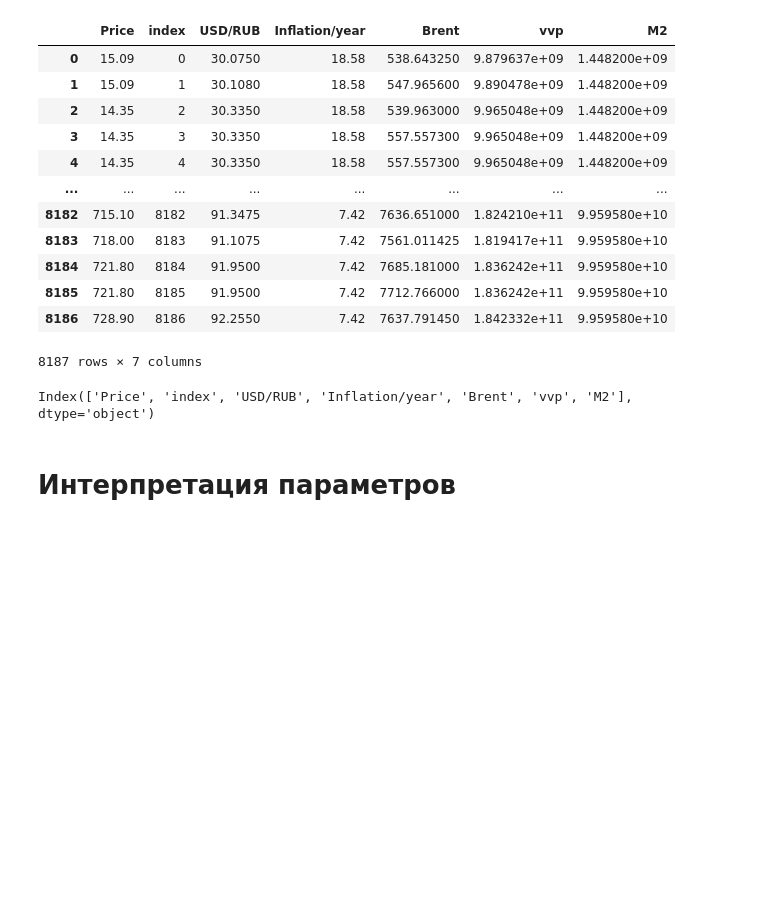
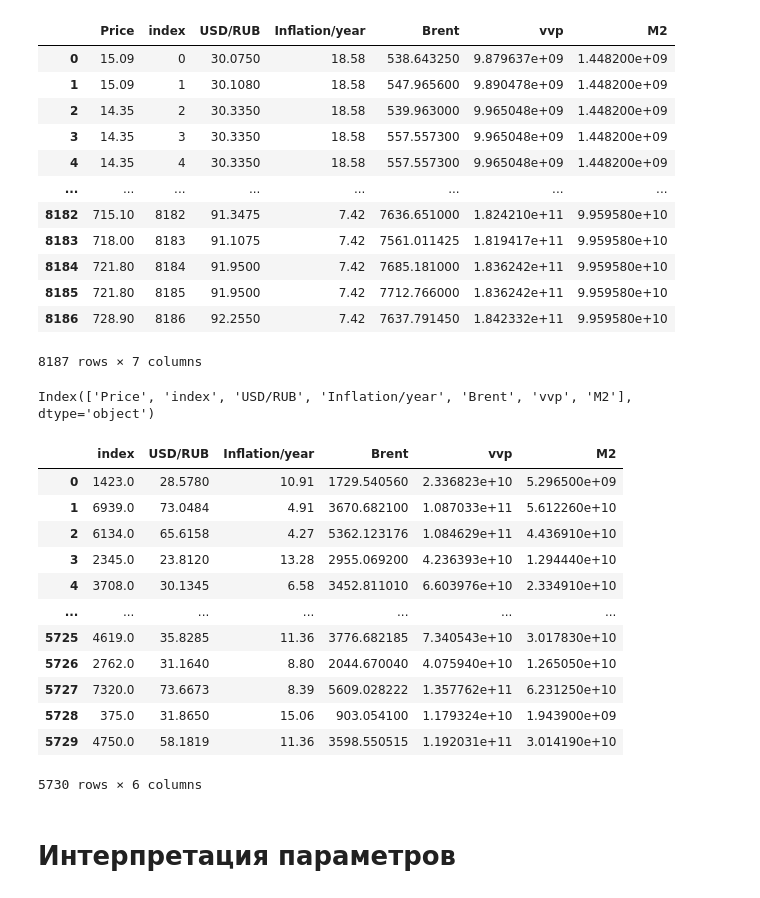
Before and after one commit to VondyBland/diplomopiska, a Jupyter notebook: ANYAMODEL/INVEST.ipynb, the cells around one changed output. Drawn from its saved outputs; the diff is of its cells as text; code cells hidden in the pictures; blank space fills up the shorter version.

```diff
--- a/ANYAMODEL/INVEST.ipynb
+++ b/ANYAMODEL/INVEST.ipynb
@@ -1220,6 +1203,22 @@ X_train = pd.DataFrame(X_train, columns=['index', 'USD/RUB',	'Inflation/year','B
 df.columns
 # %% [output]
 Index(['Price', 'index', 'USD/RUB', 'Inflation/year', 'Brent', 'vvp', 'M2'], dtype='object')
+# %%
+X_train
+# %% [output]
+|  | index | USD/RUB | Inflation/year | Brent | vvp | M2 |
+| 0 | 1423.0 | 28.5780 | 10.91 | 1729.540560 | 2.336823e+10 | 5.296500e+09 |
+| 1 | 6939.0 | 73.0484 | 4.91 | 3670.682100 | 1.087033e+11 | 5.612260e+10 |
+| 2 | 6134.0 | 65.6158 | 4.27 | 5362.123176 | 1.084629e+11 | 4.436910e+10 |
+| 3 | 2345.0 | 23.8120 | 13.28 | 2955.069200 | 4.236393e+10 | 1.294440e+10 |
+| 4 | 3708.0 | 30.1345 | 6.58 | 3452.811010 | 6.603976e+10 | 2.334910e+10 |
+| ... | ... | ... | ... | ... | ... | ... |
+| 5725 | 4619.0 | 35.8285 | 11.36 | 3776.682185 | 7.340543e+10 | 3.017830e+10 |
+| 5726 | 2762.0 | 31.1640 | 8.80 | 2044.670040 | 4.075940e+10 | 1.265050e+10 |
+| 5727 | 7320.0 | 73.6673 | 8.39 | 5609.028222 | 1.357762e+11 | 6.231250e+10 |
+| 5728 | 375.0 | 31.8650 | 15.06 | 903.054100 | 1.179324e+10 | 1.943900e+09 |
+| 5729 | 4750.0 | 58.1819 | 11.36 | 3598.550515 | 1.192031e+11 | 3.014190e+10 |
+5730 rows × 6 columns
 # %% [markdown]
 # Интерпретация параметров
 # %%
```
Also changed, not shown: parts of 32 cells of this notebook, 5 other files.
